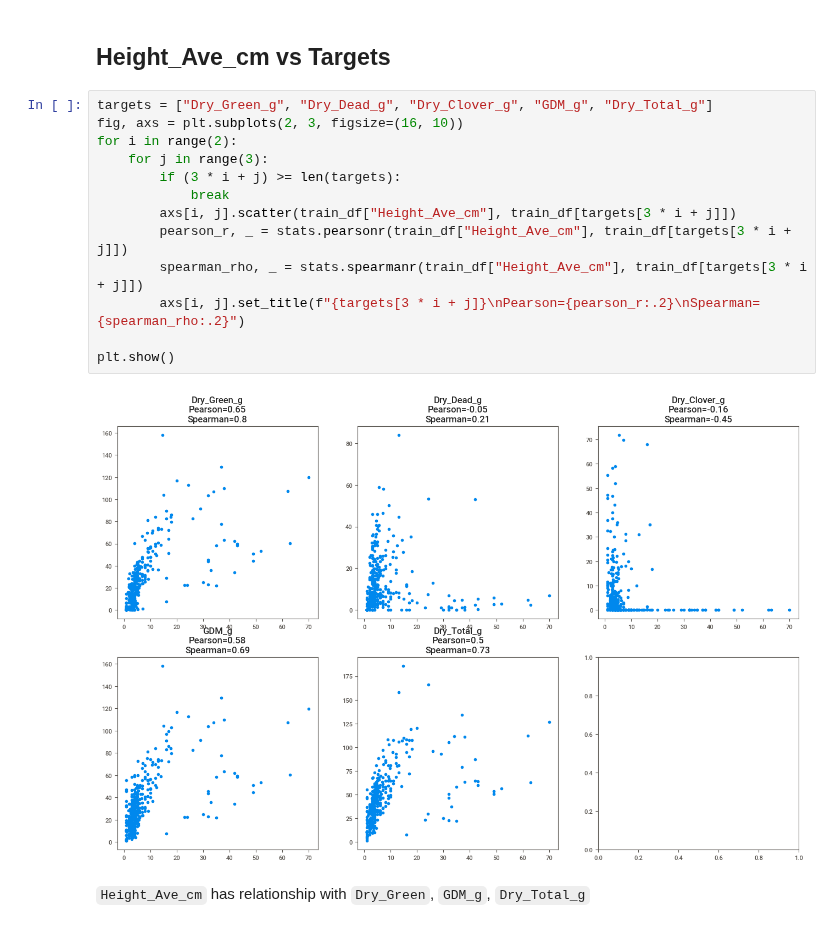
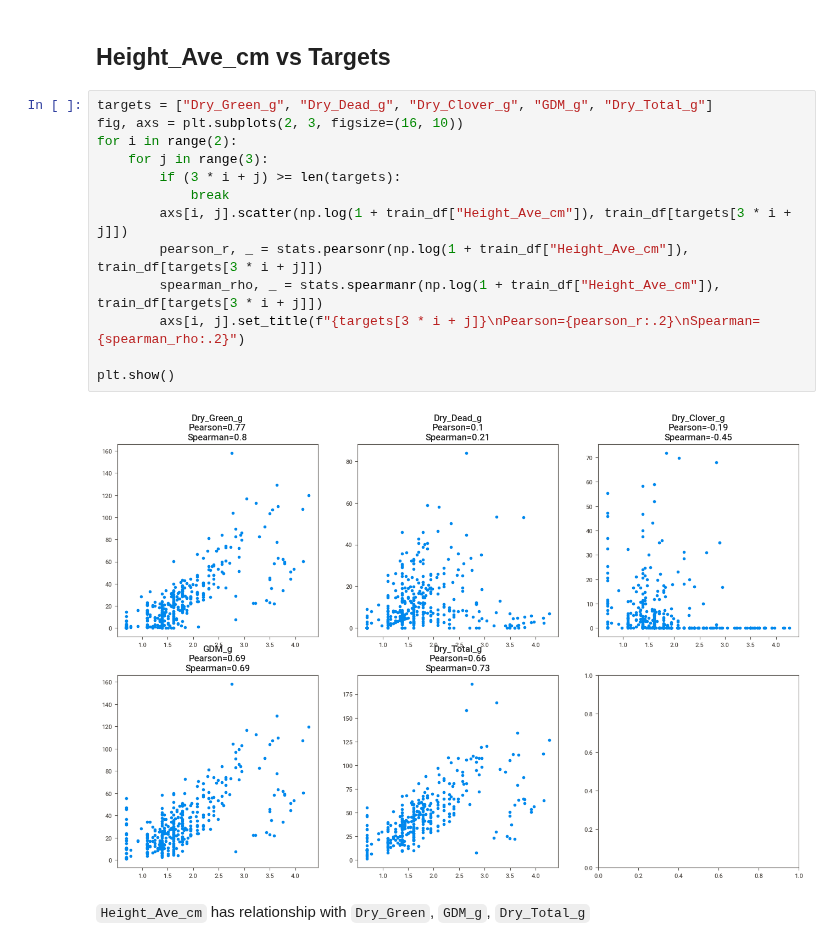
Before and after one commit to d0703887/CSIRO-Image2Biomass-Prediction, a Jupyter notebook: analysis/CSIRO_analysis.ipynb, the cells around one changed output. Saved outputs shown, nothing was run; the diff lists cells and outputs as text.

```diff
--- a/analysis/CSIRO_analysis.ipynb
+++ b/analysis/CSIRO_analysis.ipynb
@@ -166,18 +165,18 @@ plt.show()
 # %%
 targets = ["Dry_Green_g", "Dry_Dead_g", "Dry_Clover_g", "GDM_g", "Dry_Total_g"]
 fig, axs = plt.subplots(2, 3, figsize=(16, 10))
 for i in range(2):
     for j in range(3):
         if (3 * i + j) >= len(targets):
             break
-        axs[i, j].scatter(train_df["Height_Ave_cm"], train_df[targets[3 * i + j]])
-        pearson_r, _ = stats.pearsonr(train_df["Height_Ave_cm"], train_df[targets[3 * i + j]])
-        spearman_rho, _ = stats.spearmanr(train_df["Height_Ave_cm"], train_df[targets[3 * i + j]])
+        axs[i, j].scatter(np.log(1 + train_df["Height_Ave_cm"]), train_df[targets[3 * i + j]])
+        pearson_r, _ = stats.pearsonr(np.log(1 + train_df["Height_Ave_cm"]), train_df[targets[3 * i + j]])
+        spearman_rho, _ = stats.spearmanr(np.log(1 + train_df["Height_Ave_cm"]), train_df[targets[3 * i + j]])
         axs[i, j].set_title(f"{targets[3 * i + j]}\nPearson={pearson_r:.2}\nSpearman={spearman_rho:.2}")
 
 plt.show()
 # %% [output]
-[figure, old version]
+[figure, new version]
 # %% [markdown]
 `Height_Ave_cm` has relationship with `Dry_Green`, `GDM_g`, `Dry_Total_g`
 # %% [markdown]
```
Also changed, not shown: parts of 3 cells of this notebook, 7 other files.
